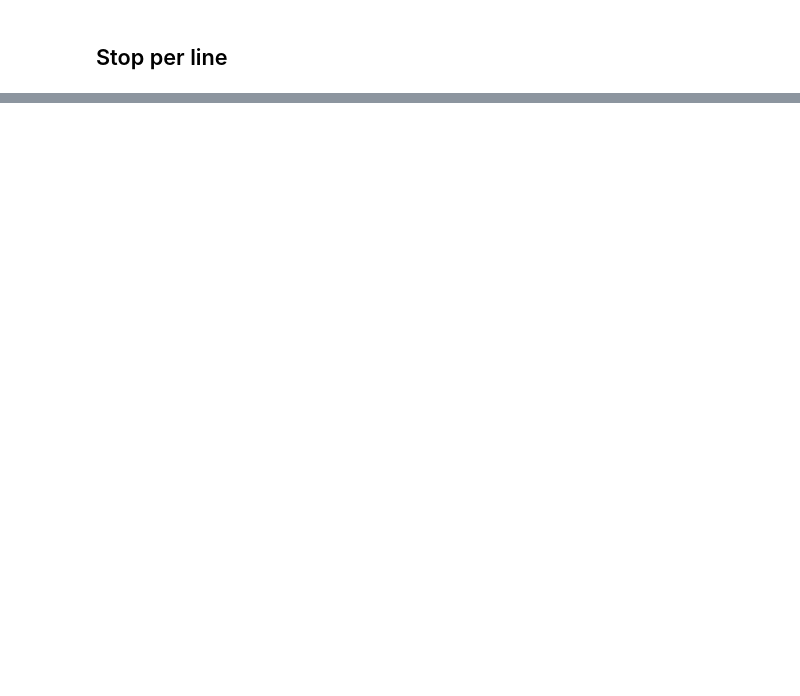
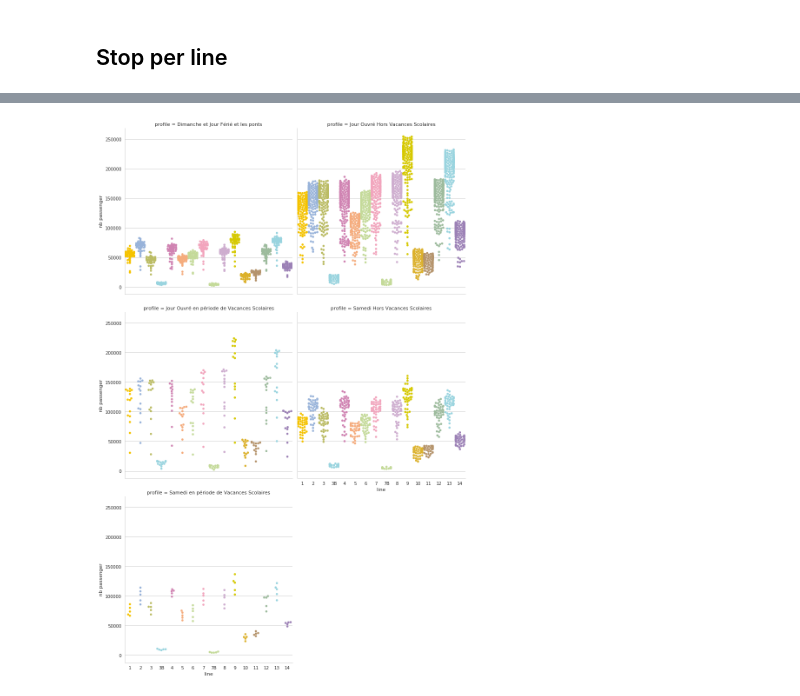
Before and after one commit to KhalidCK/metro-paris, a Jupyter notebook: notebooks/02 - Explore STIF nb validation dataset.ipynb, the cells around one changed output, grey strips where cells are left out. Cells and saved outputs as stored; diff of their text form; code cells hidden in the pictures; blank space fills up the shorter version.

```diff
--- a/notebooks/02 - Explore STIF nb validation dataset.ipynb
+++ b/notebooks/02 - Explore STIF nb validation dataset.ipynb
@@ -164,0 +210,16 @@ df.stop = df['stop'].apply(lambda x :x.lower())
+# %%
+palette = sns.color_palette(colors)
+
+ax=sns.factorplot(
+    x='line',
+    y='nb passenger',
+    col='profile',
+    order=order,
+    data=line_day,
+    palette=palette,
+    kind='swarm',
+    size=6,
+    col_wrap=2
+)
+# %% [output]
+[figure, added]
```
Also changed, not shown: parts of 36 cells of this notebook, 1 other file.
